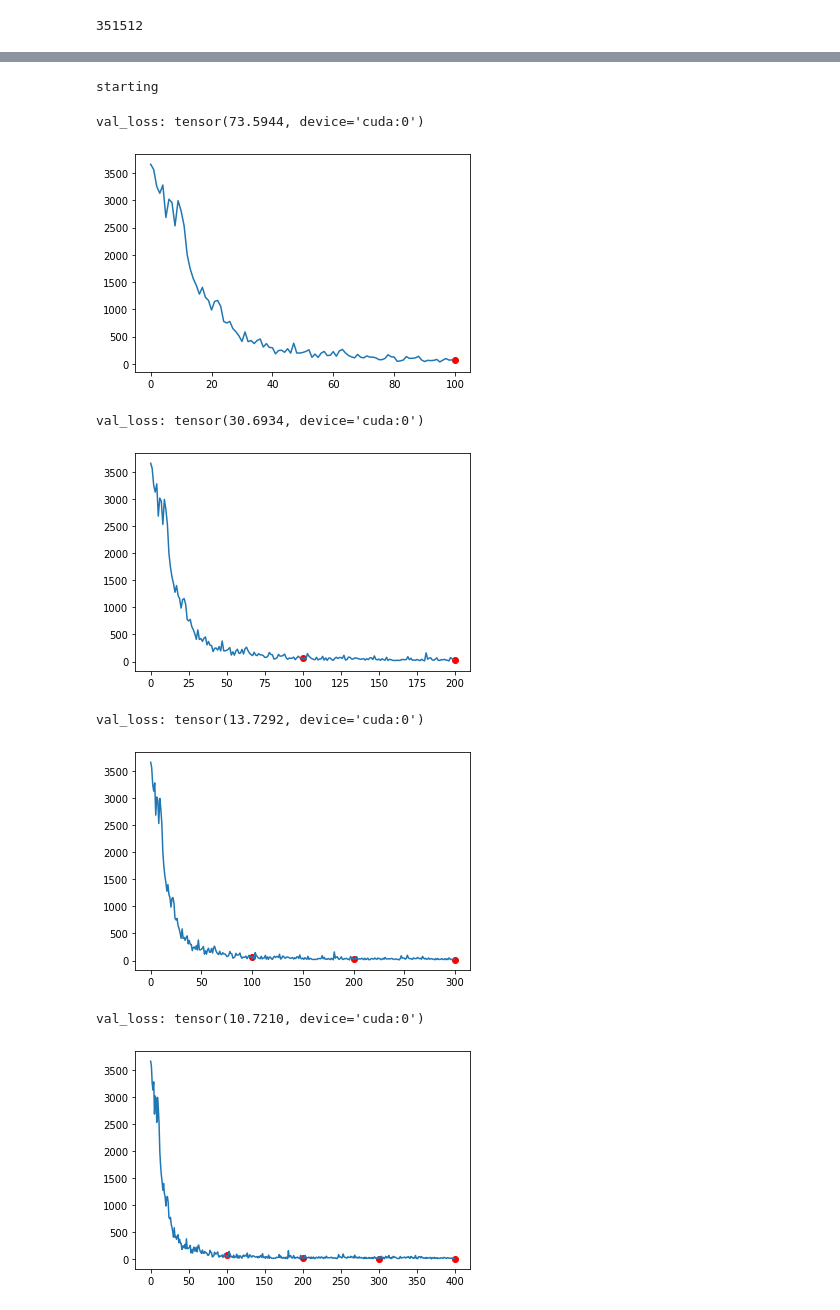
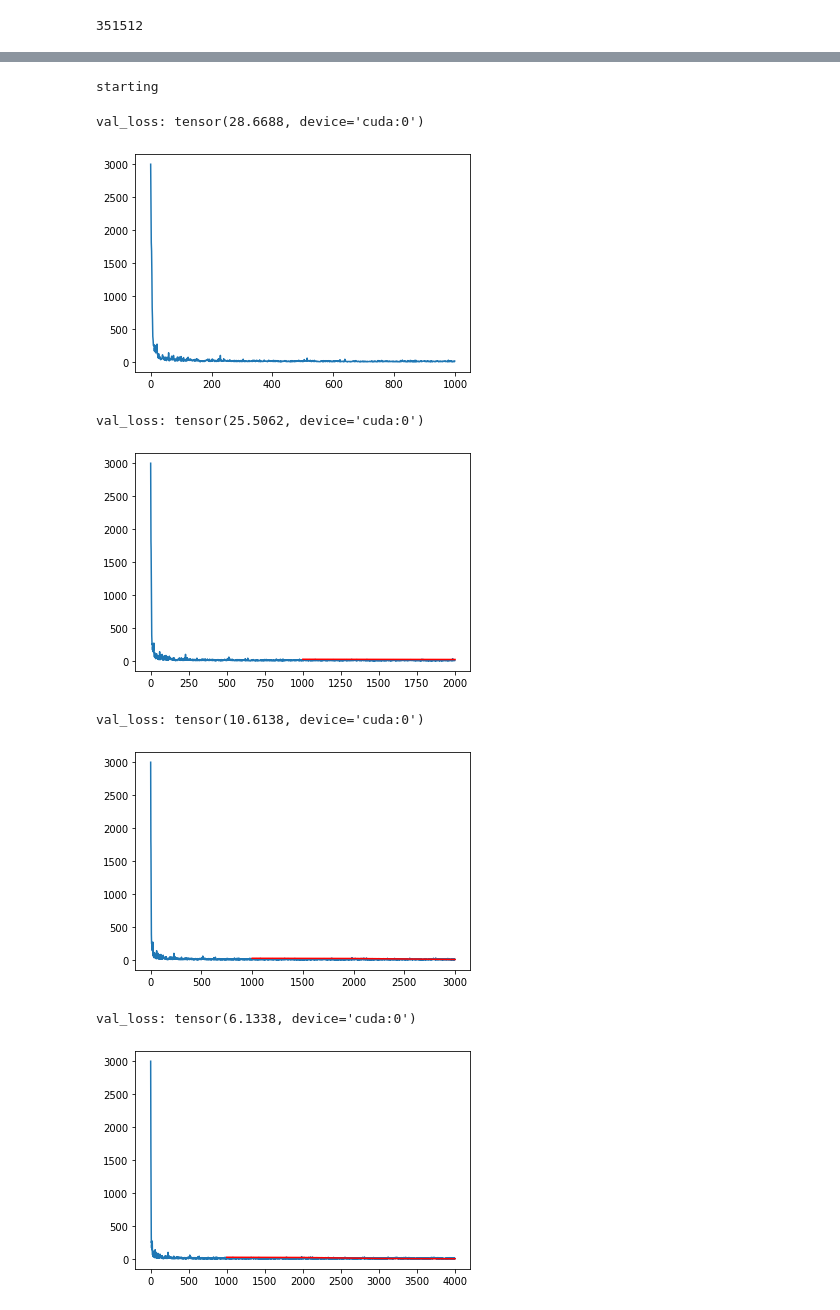
Before and after one commit to bakshienator77/AV_motion_prediction, a Jupyter notebook: trainingnotebook.ipynb, the cells around one changed output, grey strips where cells are left out. Saved outputs shown, nothing was run; the diff lists cells and outputs as text; code cells hidden in the pictures.

```diff
--- a/trainingnotebook.ipynb
+++ b/trainingnotebook.ipynb
@@ -53,7 +53,7 @@ cfg = {
     },
 
     'raster_params': {
-        'raster_size': [150, 150],
+        'raster_size': [300, 300],
         'pixel_size': [0.5, 0.5],
         'ego_center': [0.25, 0.5],
         'map_type': 'py_semantic',
@@ -79,7 +79,7 @@ cfg = {
 
     'val_data_loader': {
         'key': 'scenes/validate.zarr',
-        'batch_size': 64,
+        'batch_size': 16,
         'shuffle': False,
         'num_workers': 4
     }
@@ -174,7 +174,7 @@ class LyftModel(nn.Module):
 device = torch.device("cuda:0" if torch.cuda.is_available() else "cpu")
 print(device)
 model = LyftModel(cfg).to(device)
-optimizer = optim.Adam(model.parameters(), lr=1e-3)
+optimizer = optim.Adam(model.parameters(), lr=3e-3)
 criterion = nn.MSELoss(reduction="none")
 # %% [output]
 cuda:0
@@ -211,3 +211,7 @@ sane
 len(train_dataloader)
 # %% [output]
 351512
+# %%
+model_state = torch.load("resnet_18_19k_steps_oct_8th.pth")
+# %%
+model.load_state_dict(model_state)
@@ -217,7 +223,7 @@ val_it = iter(val_dataloader)
 
 # val_data = next(val_it)
 
-progress_bar = tqdm(range(10000))
+progress_bar = tqdm(range(len(train_dataloader)))
 
 losses_train = []
 losses_val = []
@@ -251,47 +257,50 @@ for iter_ind in progress_bar:
     loss.backward()
     optimizer.step()
 
-    plot_freq = 100
+    plot_freq = 1000
 
     if iter_ind % plot_freq == 0 and iter_ind != 0:
+#         plt.plot(outputs)
         with torch.no_grad():
             plt.plot(range(iter_ind), losses_train)
             model.eval()
             val_loss_list = []
             for val_indx in range(100):
                 try:
                     val_data = next(val_it)
                 except StopIteration:
                     val_it = iter(val_dataloader)
                     val_data = next(val_it)
                 val_inputs = val_data["image"].to(device)
                 val_target_availabilities = val_data["target_availabilities"].unsqueeze(-1).to(device)
                 val_targets = batch_transform_points(val_data["target_positions"].float().to(device), val_data["raster_from_agent"].float().to(device))
                 val_outputs = model(val_inputs).reshape(val_targets.shape)
                 val_loss = criterion(val_outputs, val_targets)
 
                 # not all the output steps are valid, but we can filter them out from the loss using availabilities
                 val_loss = val_loss * val_target_availabilities
                 val_loss = val_loss.mean()
                 val_loss_list.append(val_loss)
 
 
         vlm = sum(val_loss_list)/len(val_loss_list)
         losses_val.append(vlm.cpu().detach().numpy())
         print('val_loss:', vlm)
-        plt.scatter(range(plot_freq,iter_ind+1, plot_freq), losses_val, color="red")
+        plt.plot(range(plot_freq,iter_ind+1, plot_freq), losses_val, color="red")
+        torch.save(model.state_dict(), 'models/resnet_18_{:10.4f}epoch_steps_vast_ai_oct_11_2020.pth'.format(100*iter_ind/len(train_dataloader)))
+        plt.savefig("models/resnet_18_{:10.4f}epoch_steps_vast_ai_oct_11_2020.jpg".format(100*iter_ind/len(train_dataloader)))
         plt.show()
 
 
     losses_train.append(loss.item())
     progress_bar.set_description(f"loss: {loss.item()} loss(avg): {np.mean(losses_train)}")
 # %% [output]
 starting
-val_loss: tensor(73.5944, device='cuda:0')
+val_loss: tensor(28.6688, device='cuda:0')
-[figure, old version]
+[figure, new version]
-val_loss: tensor(30.6934, device='cuda:0')
+val_loss: tensor(25.5062, device='cuda:0')
-[figure, old version]
+[figure, new version]
-val_loss: tensor(13.7292, device='cuda:0')
+val_loss: tensor(10.6138, device='cuda:0')
-[figure, old version]
+[figure, new version]
-val_loss: tensor(10.7210, device='cuda:0')
+val_loss: tensor(6.1338, device='cuda:0')
-[figure, old version]
+[figure, new version]
```
Also changed, not shown: parts of 3 cells of this notebook.
